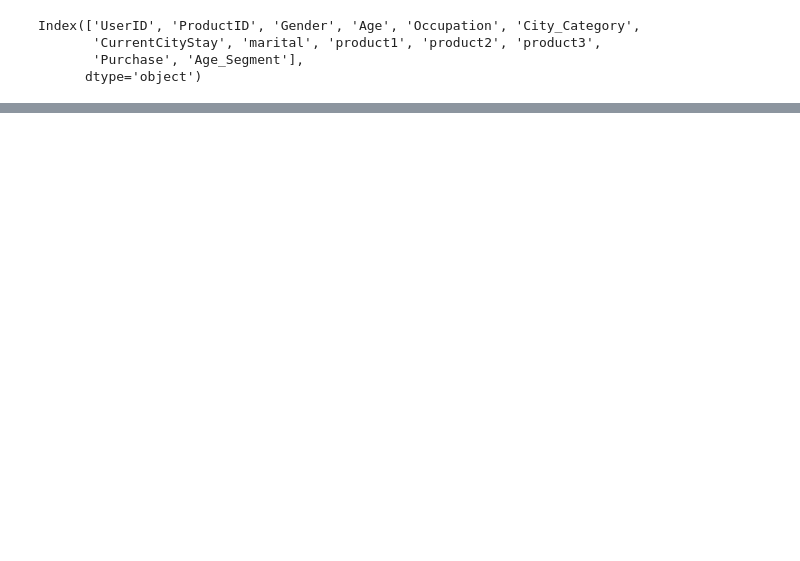
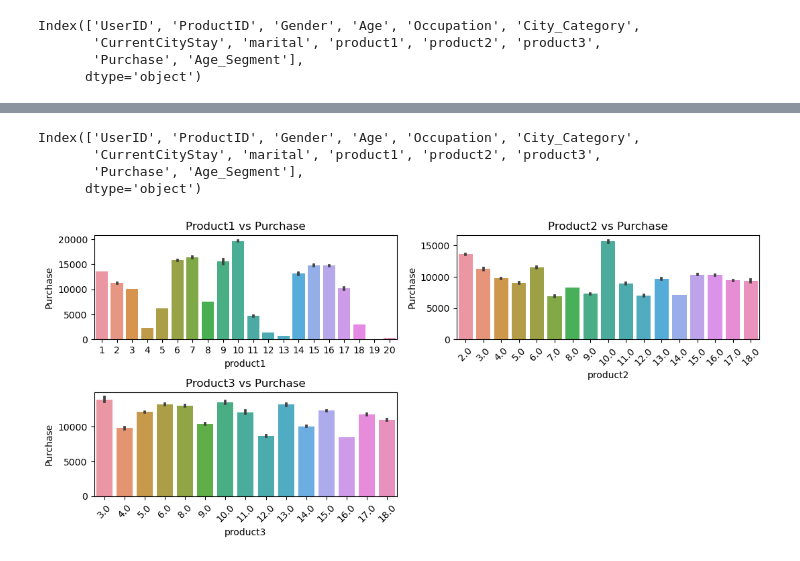
Before and after one commit to saurabh-G1/Friday-Sales-EDA, a Jupyter notebook: Friday-Sales-EDA.ipynb, the cells around one changed output, grey strips where cells are left out. Saved outputs shown, nothing was run; the diff lists cells and outputs as text; code cells hidden in the pictures; blank space fills up the shorter version.

```diff
--- a/Friday-Sales-EDA.ipynb
+++ b/Friday-Sales-EDA.ipynb
@@ -406,0 +458,32 @@ Index(['UserID', 'ProductID', 'Gender', 'Age', 'Occupation', 'City_Category',
+# %%
+df.columns
+# %% [output]
+Index(['UserID', 'ProductID', 'Gender', 'Age', 'Occupation', 'City_Category',
+       'CurrentCityStay', 'marital', 'product1', 'product2', 'product3',
+       'Purchase', 'Age_Segment'],
+      dtype='object')
+# %%
+# product1 vs purchase' and product2 vs purchase and product3 vs purchase
+
+plt.figure(figsize=(11,5))
+plt.subplot(2,2,1)
+plt.title('Product1 vs Purchase')
+sns.barplot(x='product1',y='Purchase',data=df)
+
+
+plt.subplot(2,2,2)
+plt.title('Product2 vs Purchase')
+sns.barplot(x='product2',y='Purchase',data=df)
+plt.xticks(rotation=45)
+
+
+plt.subplot(2,2,3)
+plt.title('Product3 vs Purchase')
+sns.barplot(x='product3',y='Purchase',data=df)
+plt.xticks(rotation=45)
+
+
+plt.tight_layout()
+plt.show()
+# %% [output]
+[figure, added]
```
Also changed, not shown: parts of 11 cells of this notebook.
